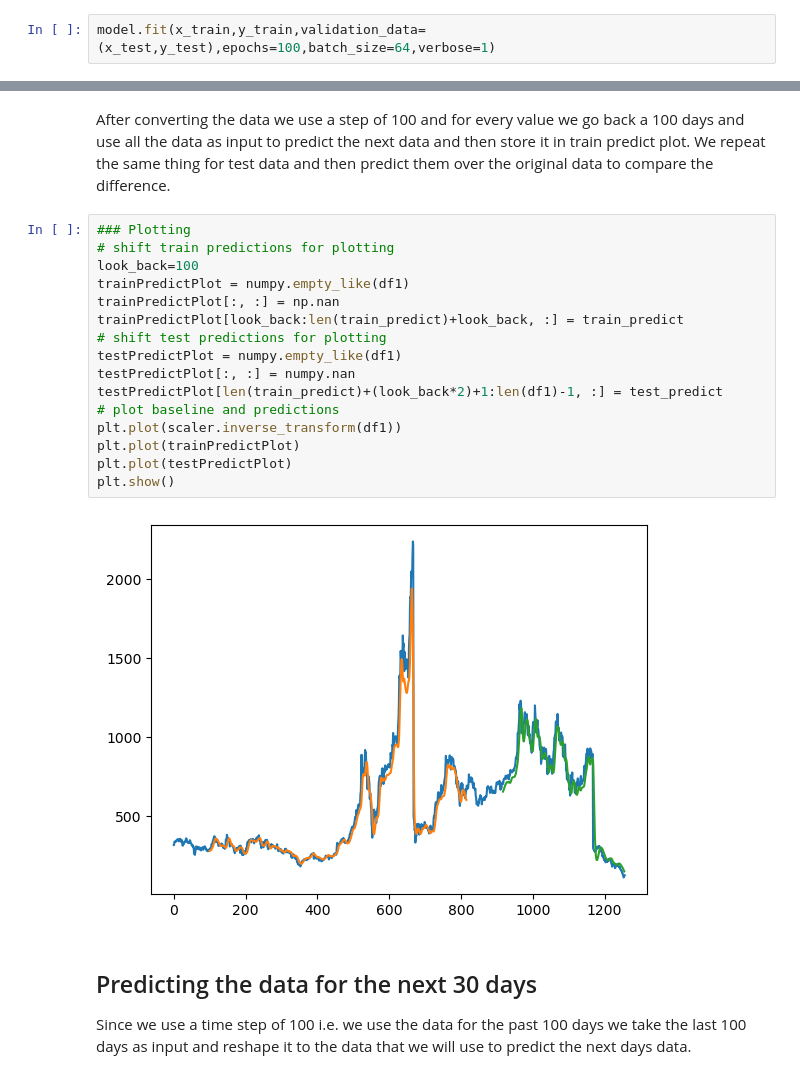
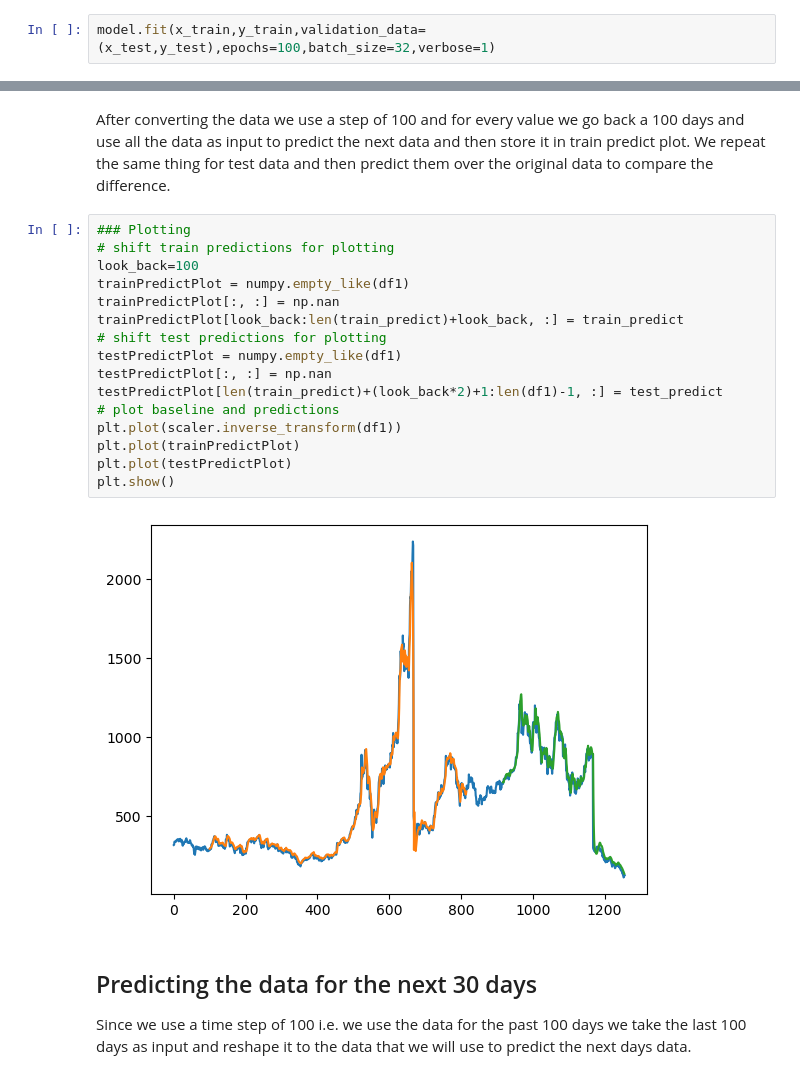
Before and after one commit to BajajPratyush/Stock-Price-Prediction, a Jupyter notebook: Pratyush_Bajaj_Stock_Prediction .ipynb, the cells around one changed output, grey strips where cells are left out. Drawn from its saved outputs; the diff is of its cells as text.

```diff
--- a/Pratyush_Bajaj_Stock_Prediction .ipynb
+++ b/Pratyush_Bajaj_Stock_Prediction .ipynb
@@ -250,6 +250,6 @@ Trainable params: 50,851
 Non-trainable params: 0
 _________________________________________________________________
 # %%
-model.fit(x_train,y_train,validation_data=(x_test,y_test),epochs=100,batch_size=64,verbose=1)
+model.fit(x_train,y_train,validation_data=(x_test,y_test),epochs=100,batch_size=32,verbose=1)
 # %% [output]
 Epoch 1/100
@@ -294,21 +285,21 @@ After converting the data we use a step of 100 and for every value we go back a
 # %%
 ### Plotting
 # shift train predictions for plotting
 look_back=100
 trainPredictPlot = numpy.empty_like(df1)
 trainPredictPlot[:, :] = np.nan
 trainPredictPlot[look_back:len(train_predict)+look_back, :] = train_predict
 # shift test predictions for plotting
 testPredictPlot = numpy.empty_like(df1)
-testPredictPlot[:, :] = numpy.nan
+testPredictPlot[:, :] = np.nan
 testPredictPlot[len(train_predict)+(look_back*2)+1:len(df1)-1, :] = test_predict
 # plot baseline and predictions
 plt.plot(scaler.inverse_transform(df1))
 plt.plot(trainPredictPlot)
 plt.plot(testPredictPlot)
 plt.show()
 # %% [output]
-[figure, old version]
+[figure, new version]
 # %% [markdown]
 ## Predicting the data for the next 30 days
 Since we use a time step of 100 i.e. we use the data for the past 100 days we take the last 100 days as input and reshape it to the data that we will use to predict the next days data.
```
Also changed, not shown: parts of 14 cells of this notebook, 53 other files.
